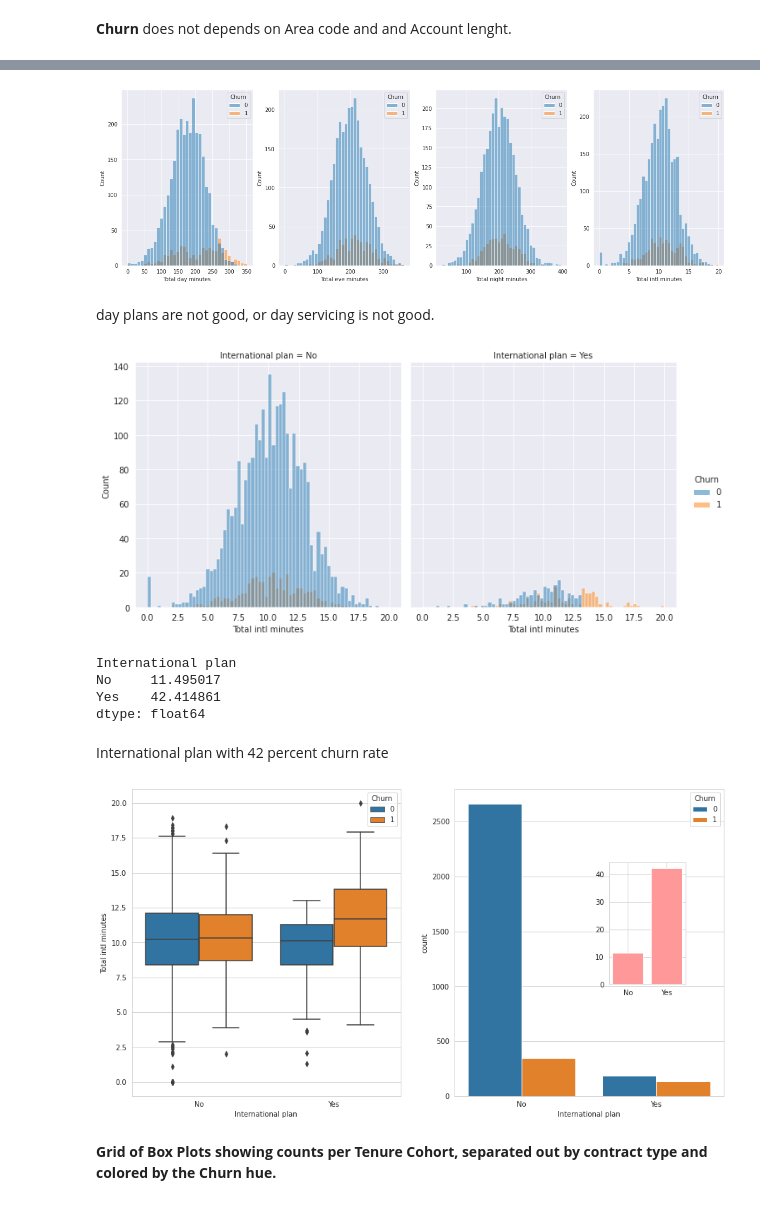
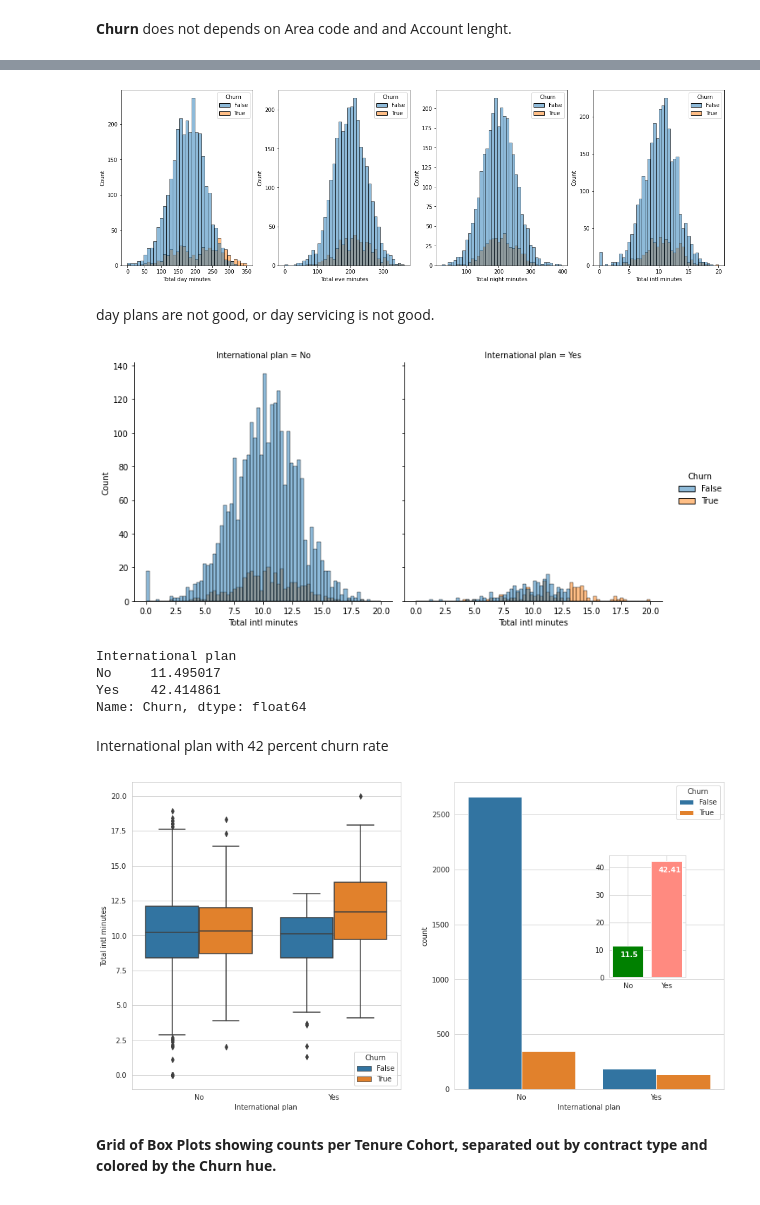
Before and after one commit to Gaurav2912/Telecom-Churn-Analysis---Capstone-Project, a Jupyter notebook: Telecom_Churn_Analysis_Capstone_Project.ipynb, the cells around one changed output, grey strips where cells are left out. Cells and saved outputs as stored; diff of their text form; code cells hidden in the pictures.

```diff
--- a/Telecom_Churn_Analysis_Capstone_Project.ipynb
+++ b/Telecom_Churn_Analysis_Capstone_Project.ipynb
@@ -292,0 +285,18 @@ sns.countplot(data=df,x='Churn')
+# %%
+sns.set_style("whitegrid")
+churn_users = sum(df['Churn'] == True)   # No of churn users
+retain_users = sum(df['Churn'] == False)  # No of retained users
+unique_label = df['Churn'].nunique()       # No of unique label class, (2 classes)
+total_users = len(df)                    # Total number of users
+
+user_class = [retain_users, churn_users]  # data that we want to write on countplot
+
+
+for i in range(unique_label):
+    plt.text(x= i- 0.11,y= user_class[i]-300,
+            s= user_class[i], fontsize=15, weight='bold',
+                color='white')
+
+
+sns.countplot(data=df,x='Churn', palette = ['#7C4DFF', '#FF5252'])
+plt.title('Display the balance of the class labels (Churn).', size=20, color='grey');
@@ -318,3 +330,17 @@ plt.show()
 As is clear from the pie charts there are 14.5 % of Orange Telecom's Customers  Churned.
 # %% [markdown]
 #  Uni
+# %%
+plt.figure(figsize= (7,5))
+plt.title("Display the Mean of Charge per minutes for different-different data.", fontsize= 15)
+all_per_minutes = ['Charge/min intl','Charge/min day', 'Charge/min eve', 'Charge/min night']
+
+for i, item in enumerate(all_per_minutes):
+  mu_item= round(df[item].mean(), 2)
+  plt.text(x= i- 0.15,y= mu_item - 0.03,
+            s= mu_item, fontsize=15, weight='bold',
+                color= 'white')
+# Bar Plot
+sns.set_style("whitegrid")
+sns.barplot(data=df[all_per_minutes], palette= ['#7C4DFF','#FF4081','#00E5FF', '#99ff99'])
+plt.xticks(rotation=25);
@@ -405,8 +427,6 @@ print(f" {num_users_voice_plan} out of {total_users} users have voice mail plans
 # %%
 # convert the data type of the Area code, scince are code is kind of lable, there is no hireacry in it.
 df['Area code'] = df['Area code'].astype('str')
-# For numerical calculation in co-relation we need to convert it into integer
-df['Churn'] = df['Churn'].astype('int')
 # %%
 # all columns in data frame
 df.columns
@@ -580,33 +599,38 @@ lst_minutes = ['Total day minutes','Total eve minutes', 'Total night minutes','T
 for i,minutes in enumerate(lst_minutes):
   sns.histplot(ax= axes[i], data= df, x= minutes, hue= 'Churn')
 # %% [output]
-[figure, old version]
+[figure, new version]
 # %% [markdown]
 day plans are not good, or day servicing is not good.
 # %%
 sns.displot(data=df,x='Total intl minutes',bins=70,col='International plan',hue='Churn');
 # %% [output]
-[figure, old version]
+[figure, new version]
 # %%
 # Groupby on International plan then sum of all Churn then divide by  overall numbers of customers
-churn_rate_intl_plan = 100 * df.groupby('International plan')['Churn'].sum() / df.groupby('International plan')['State'].count()
+churn_rate_intl_plan = 100 * df.groupby('International plan')['Churn'].mean()
 churn_rate_intl_plan
 # %% [output]
 International plan
 No     11.495017
 Yes    42.414861
-dtype: float64
+Name: Churn, dtype: float64
 # %% [markdown]
 International plan with 42 percent churn rate
 # %%
 sns.set_style("whitegrid")
 fig, axes = plt.subplots(nrows= 1, ncols= 2, figsize= (15,8))
 sns.boxplot(data= df, y= 'Total intl minutes', x= 'International plan', hue= 'Churn', ax= axes[0])
 sns.countplot(data= df, x= 'International plan', hue= 'Churn', ax= axes[1])
 ax2 = fig.add_axes([0.75,0.4,0.1,0.3])
-ax2.bar(churn_rate_intl_plan.index, churn_rate_intl_plan.values, color = '#ff9999' );
+ax2.bar(churn_rate_intl_plan.index, churn_rate_intl_plan.values, color = ['#008000', '#FF8A80'] );
+
+for i in range(2):
+    ax2.text(x= i- 0.2,y= churn_rate_intl_plan.iloc[i]-4,
+            s= round(churn_rate_intl_plan.iloc[i], 2), fontsize=10, weight='bold',
+                color='white')
 # %% [output]
-[figure, old version]
+[figure, new version]
 # %% [markdown]
 **Grid of Box Plots showing counts per Tenure Cohort, separated out by contract type and colored by the Churn hue.**
 # %%
```
Also changed, not shown: parts of 85 cells of this notebook.
